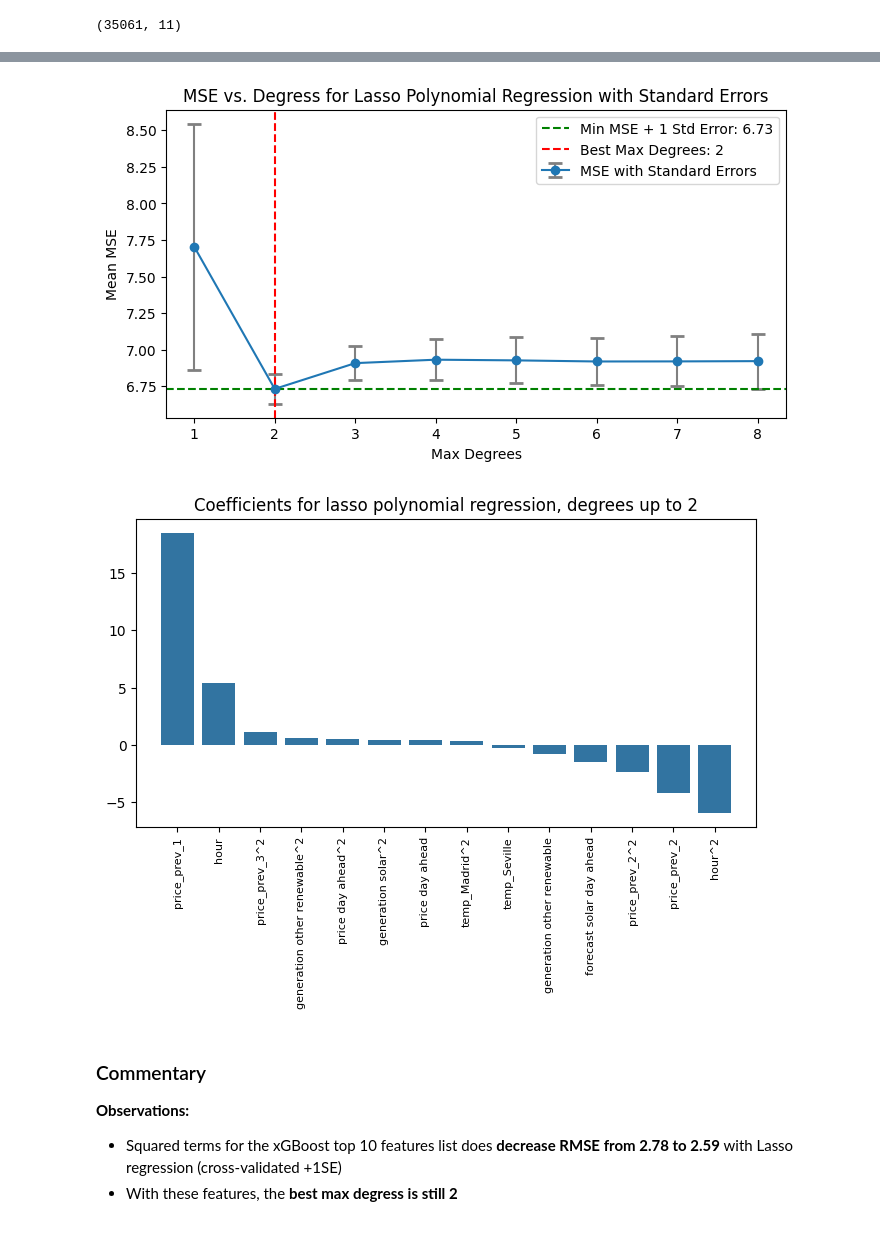
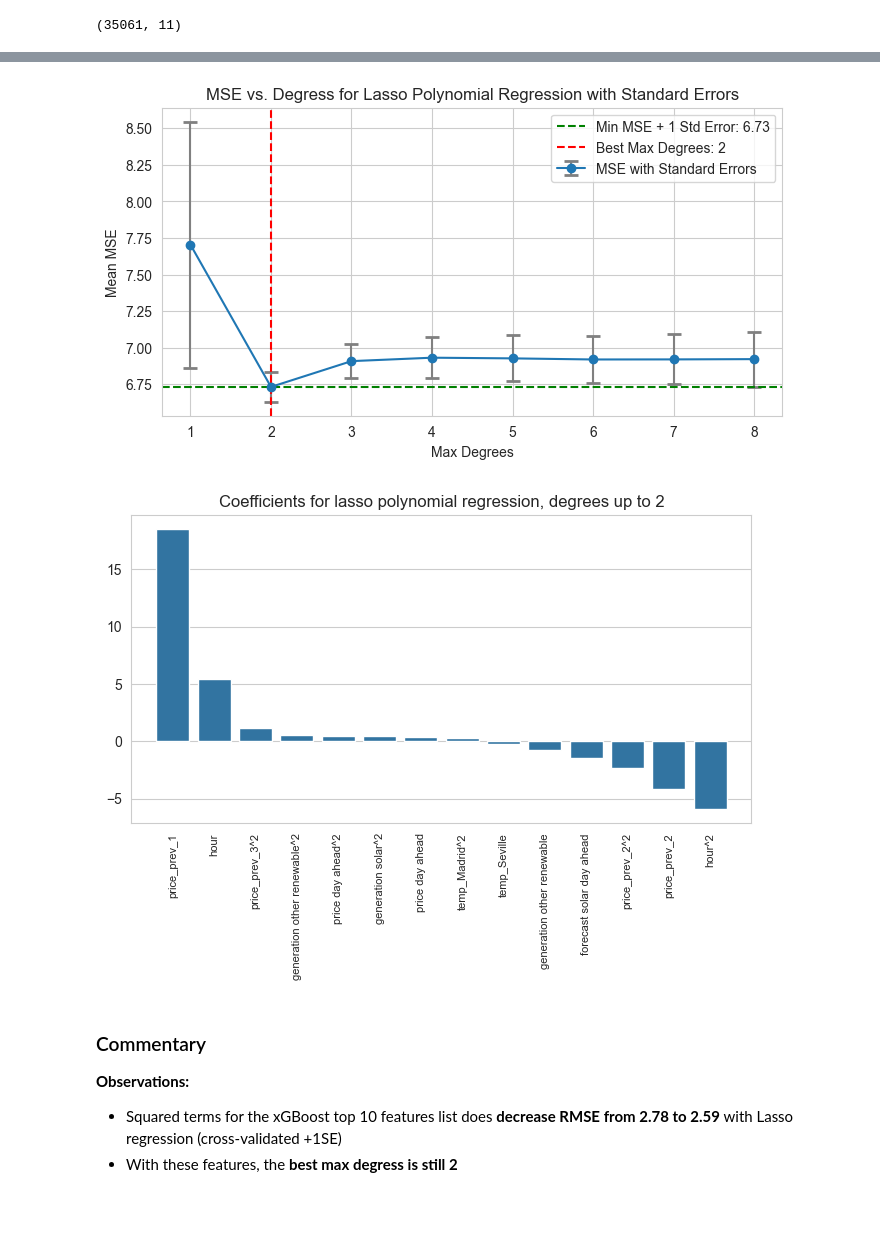
Before and after one commit to MDS-Mountain-Club/MDS_ML_Project, a Jupyter notebook: Regression/polynomial_regression.ipynb, the cells around one changed output, grey strips where cells are left out. Cells and saved outputs as stored; diff of their text form; code cells hidden in the pictures.

```diff
--- a/Regression/polynomial_regression.ipynb
+++ b/Regression/polynomial_regression.ipynb
@@ -32,6 +32,7 @@ from collections import defaultdict
 
 # Visualization
 import seaborn as sns
+sns.set_style('whitegrid')
 import matplotlib.pyplot as plt
 
 # Import project functions
@@ -153,26 +154,27 @@ plt.title('MSE vs. Degress for Lasso Polynomial Regression with Standard Errors'
 plt.legend()
 plt.show()
 # %% [output]
-[figure, old version]
+[figure, new version]
 # %%
 # 4c. Interpret
 fig, axes = plt.subplots(figsize=(8, 4))
 
 # Re-create ridge model with best max degrees: #1. Create #2. Fit #3. Predict
 df_poly = polynomial_terms(df2, xg_top10, best_max_degree)
 X_train, X_test, y_train, y_test = prep_split(df_poly,
                                               columns_drop=y_col, #default: just drop y from X
                                               label=y_col,
                                               train_end_date='2017-12-31 23:00:00+00:00',
                                               hours_ahead=0) #default: don't shift y
 
 best_alpha_by_degree = df_model_eval['best_alpha'][df_model_eval.index[df_model_eval['max_degrees'] == best_max_degree][0]]
 best_lasso_model_by_degree = Lasso(alpha=best_alpha_by_degree)
 best_lasso_model_by_degree.fit(X_train, y_train)
+y_pred_lasso_by_degree = best_lasso_model_by_degree.predict(X_test)
 
 regression_coef_plot(best_lasso_model_by_degree, fig, axes, 0.1, f'Coefficients for lasso polynomial regression, degrees up to {best_max_degree}')
 # %% [output]
-[figure, old version]
+[figure, new version]
 # %% [markdown]
 ### Commentary
 **Observations:**
```
Also changed, not shown: parts of 5 cells of this notebook, 1 other file.
